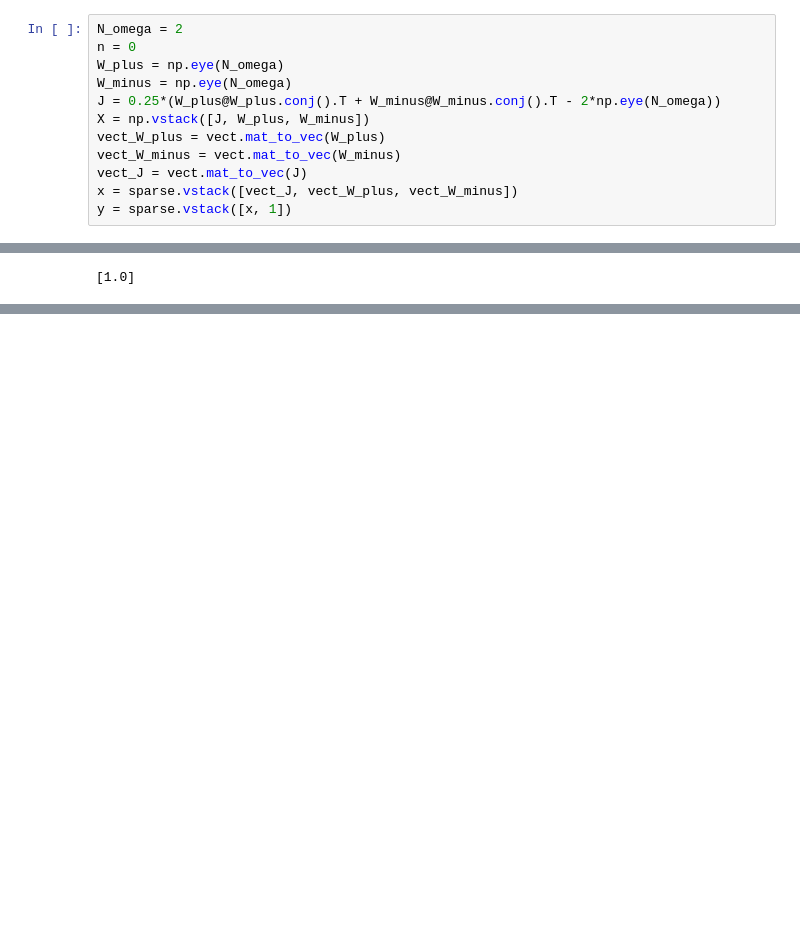
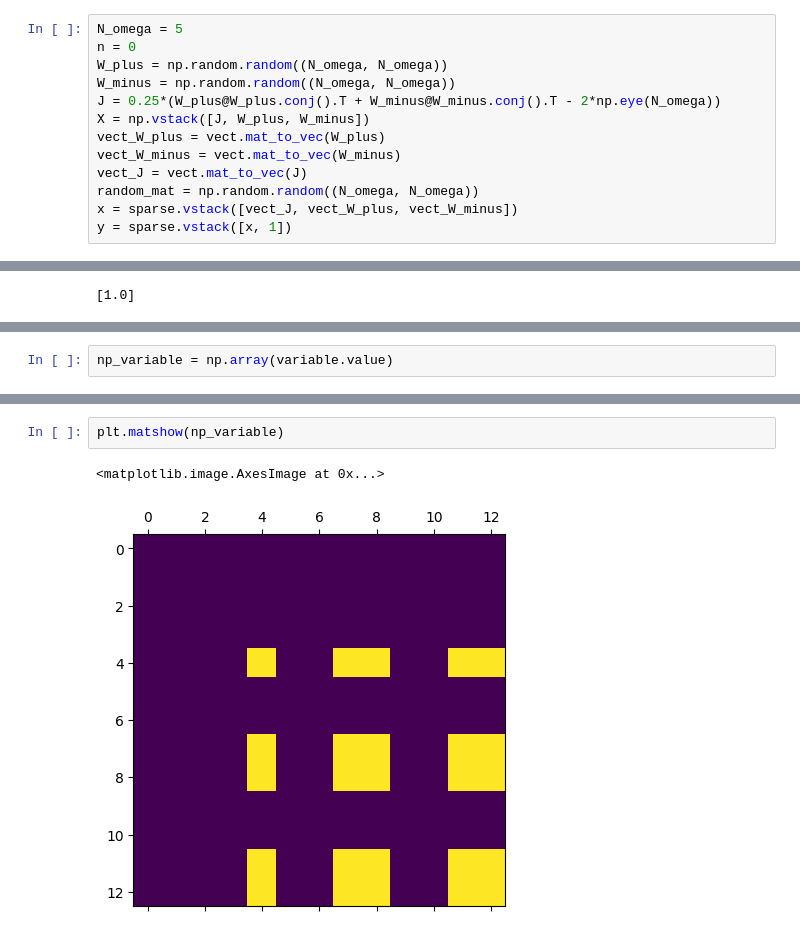
Before and after one commit to polyquantique/optimal_pumps, a Jupyter notebook: dummy_cvxpy.ipynb, the cells around one changed output, grey strips where cells are left out. Saved outputs shown, nothing was run; the diff lists cells and outputs as text; blank space fills up the shorter version.

```diff
--- a/dummy_cvxpy.ipynb
+++ b/dummy_cvxpy.ipynb
@@ -8,13 +11,14 @@ import vectorized_sdr as vect
 # %%
-N_omega = 2
+N_omega = 5
 n = 0
-W_plus = np.eye(N_omega)
-W_minus = np.eye(N_omega)
+W_plus = np.random.random((N_omega, N_omega))
+W_minus = np.random.random((N_omega, N_omega))
 J = 0.25*(W_plus@W_plus.conj().T + W_minus@W_minus.conj().T - 2*np.eye(N_omega))
 X = np.vstack([J, W_plus, W_minus])
 vect_W_plus = vect.mat_to_vec(W_plus)
 vect_W_minus = vect.mat_to_vec(W_minus)
 vect_J = vect.mat_to_vec(J)
+random_mat = np.random.random((N_omega, N_omega))
 x = sparse.vstack([vect_J, vect_W_plus, vect_W_minus])
 y = sparse.vstack([x, 1])
 # %%
@@ -89,0 +115,2 @@ solve time = 5.624629ms
+# %%
+np_variable = np.array(variable.value)
@@ -89,0 +141,5 @@ solve time = 5.624629ms
+# %%
+plt.matshow(np_variable)
+# %% [output]
+<matplotlib.image.AxesImage at 0x...>
+[figure, added]
```
Also changed, not shown: parts of 10 cells of this notebook, 25 other files.
